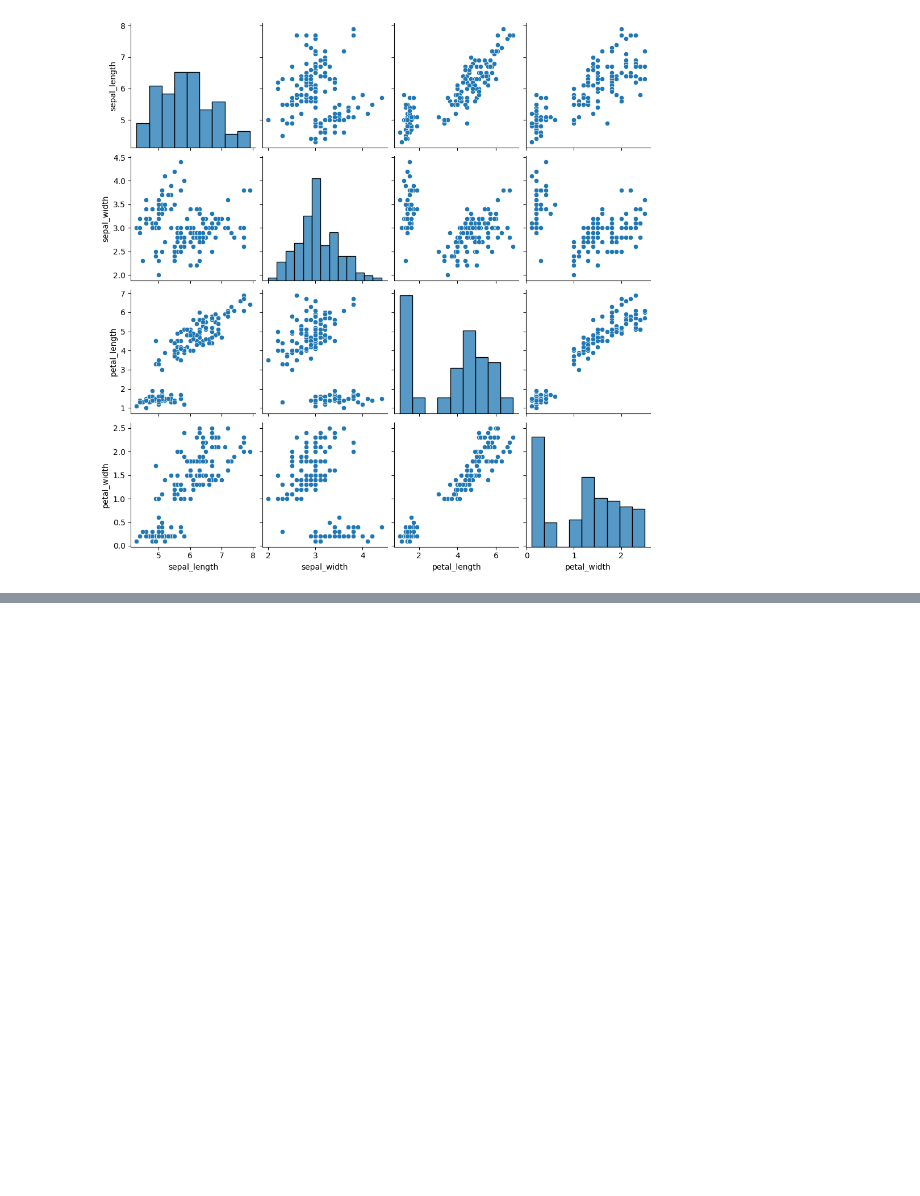
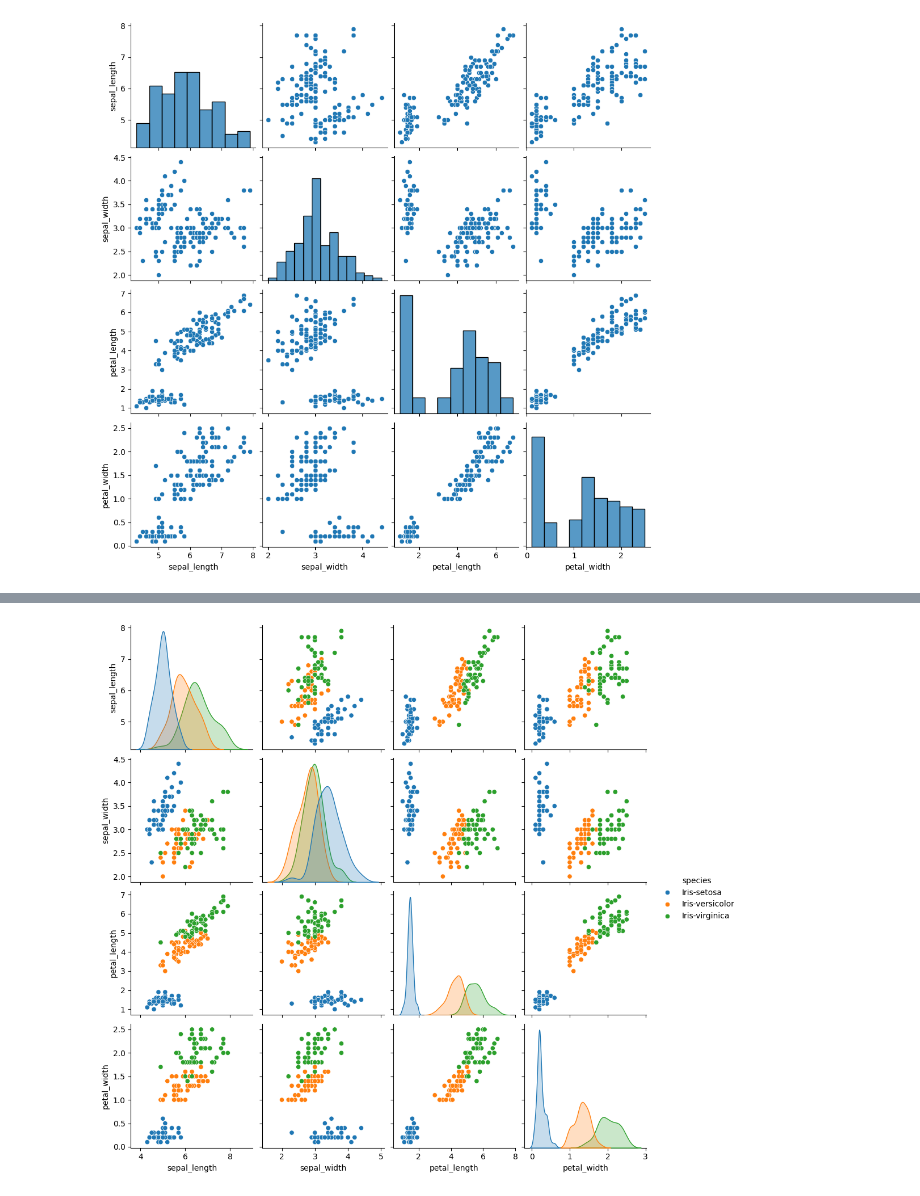
Before and after one commit to SandipRajput9892/linerRegression, a Jupyter notebook: k.mean.ipynb, the cells around one changed output, grey strips where cells are left out. Cells and saved outputs as stored; diff of their text form; code cells hidden in the pictures; blank space fills up the shorter version.

```diff
--- a/k.mean.ipynb
+++ b/k.mean.ipynb
@@ -21,0 +84,5 @@ from sklearn.cluster import KMeans
+# %%
+sns.pairplot(data=old_dataset,hue="species")
+plt.savefig("old_dataset.jpg")
+# %% [output]
+[figure, added]
```
Also changed, not shown: parts of 8 cells of this notebook, 14 other files.
